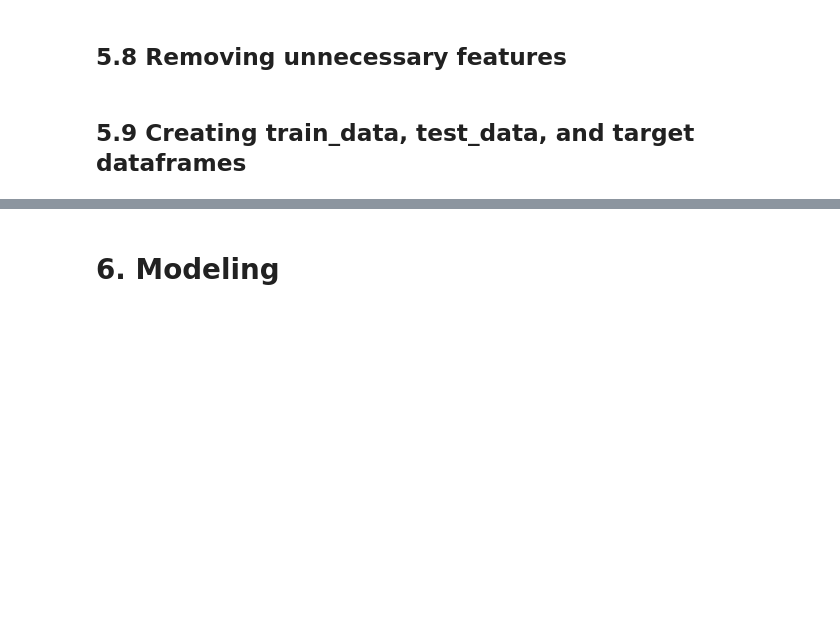
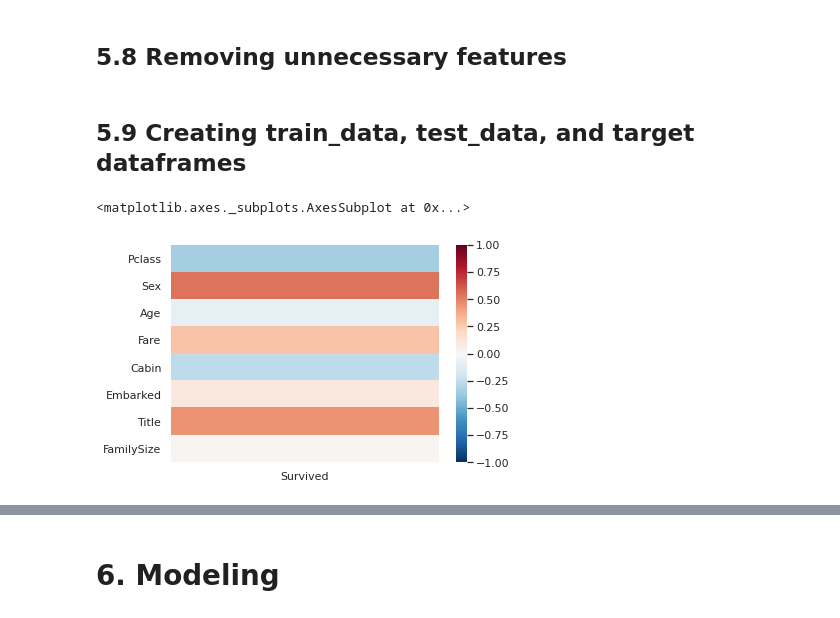
Before and after one commit to gabrielatrindade/ml-playground, a Jupyter notebook: projects/titanic/titanic.ipynb, the cells around one changed output, grey strips where cells are left out. Saved outputs shown, nothing was run; the diff lists cells and outputs as text; code cells hidden in the pictures; blank space fills up the shorter version.

```diff
--- a/projects/titanic/titanic.ipynb
+++ b/projects/titanic/titanic.ipynb
@@ -842,6 +865,11 @@ test = test.drop(features_drop, axis=1)
 train = train.drop(['PassengerId'], axis=1)
 # %% [markdown]
 ## 5.9 Creating train_data, test_data, and target dataframes
+# %%
+sns.heatmap(train.corr()[['Survived']].drop('Survived'), cmap="RdBu_r", vmax=1, vmin=-1)
+# %% [output]
+<matplotlib.axes._subplots.AxesSubplot at 0x...>
+[figure, added]
 # %%
 train_data = train.drop('Survived', axis=1)
 target = train['Survived']
```
Also changed, not shown: parts of 46 cells of this notebook.
